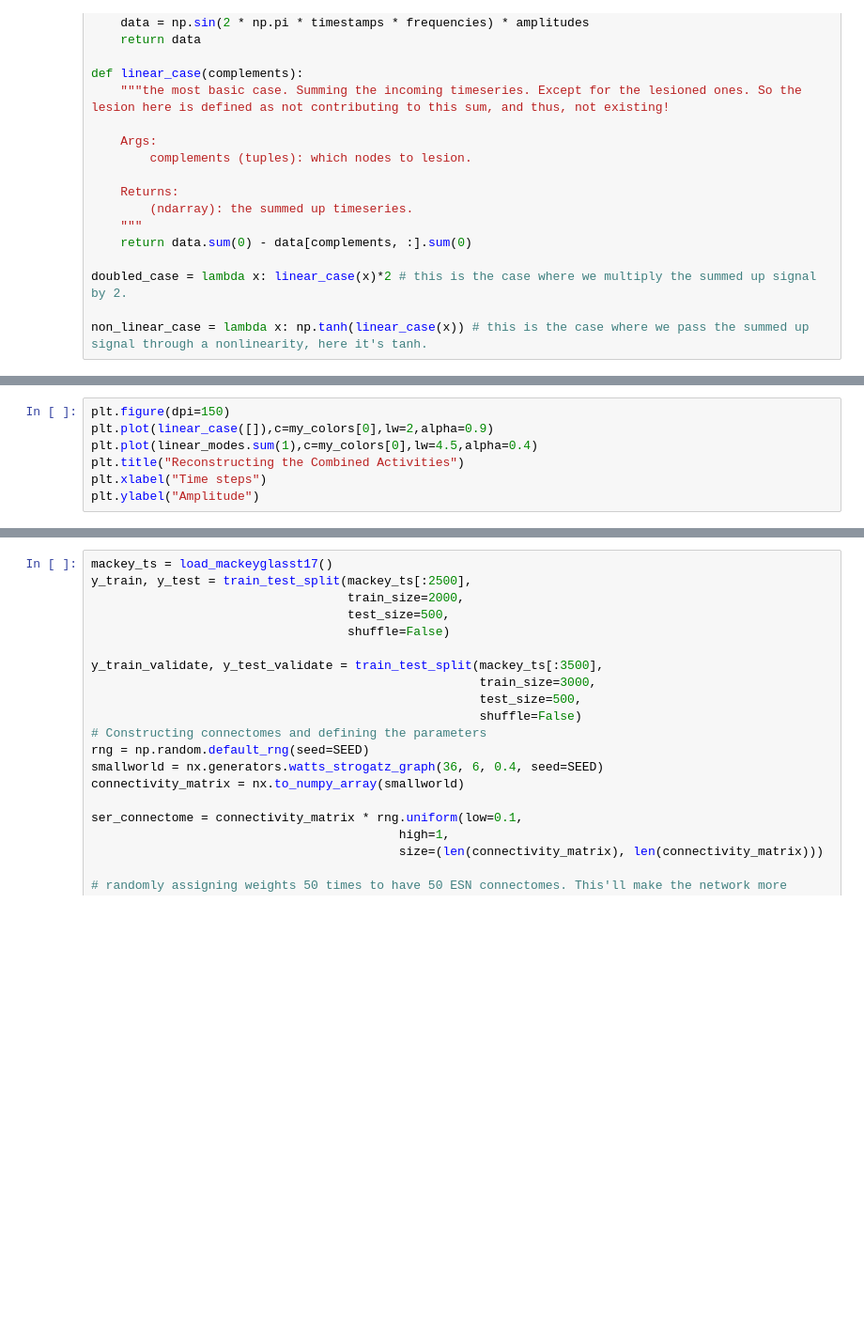
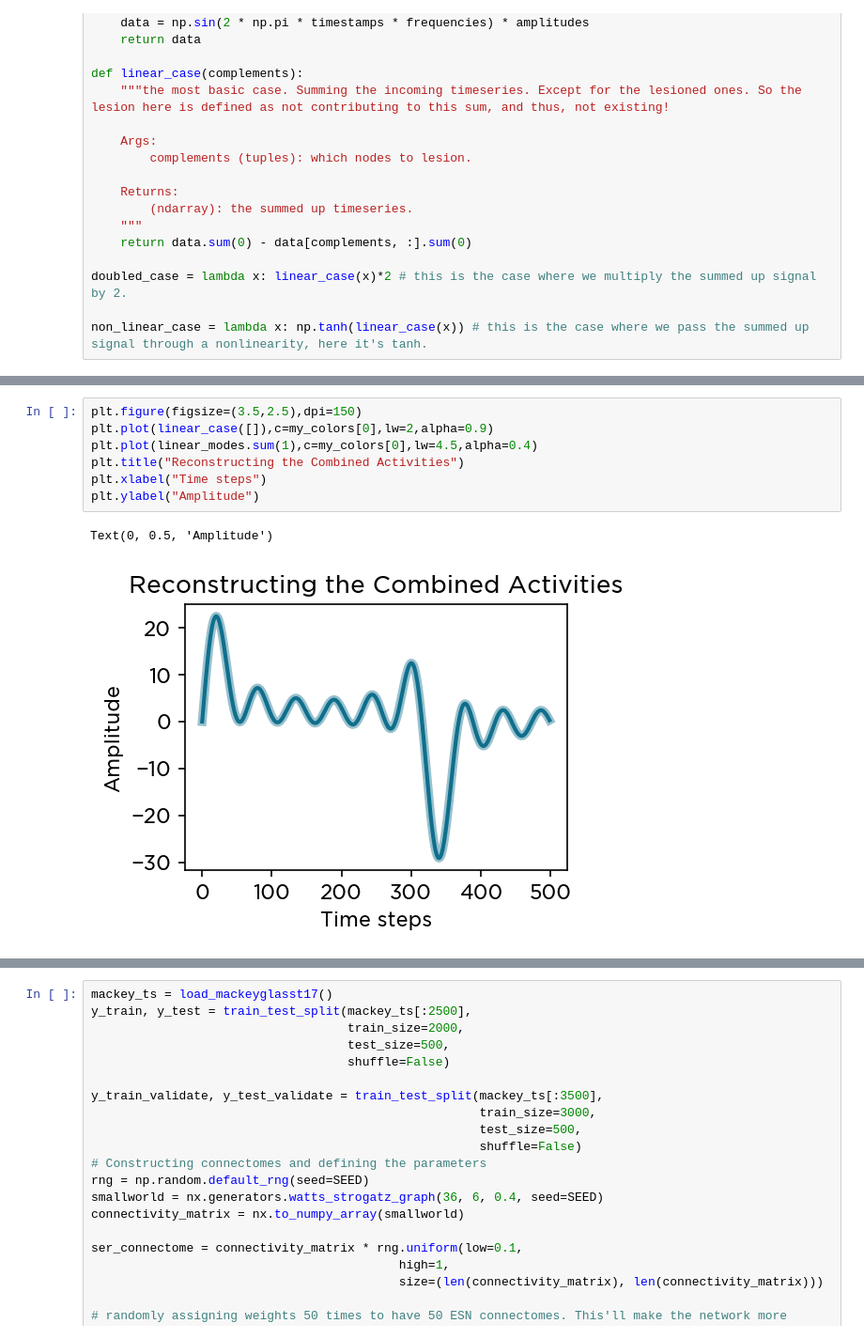
Before and after one commit to kuffmode/Neural-activity-vs-causal-contributions, a Jupyter notebook: causal_modes.ipynb, the cells around one changed output, grey strips where cells are left out. Shown at 94% size. Drawn from its saved outputs; the diff is of its cells as text; blank space fills up the shorter version.

```diff
--- a/causal_modes.ipynb
+++ b/causal_modes.ipynb
@@ -118,8 +148,11 @@ plt.ylabel("Amplitude")
 # %%
-plt.figure(dpi=150)
+plt.figure(figsize=(3.5,2.5),dpi=150)
 plt.plot(linear_case([]),c=my_colors[0],lw=2,alpha=0.9)
 plt.plot(linear_modes.sum(1),c=my_colors[0],lw=4.5,alpha=0.4)
 plt.title("Reconstructing the Combined Activities")
 plt.xlabel("Time steps")
 plt.ylabel("Amplitude")
+# %% [output]
+Text(0, 0.5, 'Amplitude')
+[figure, added]
 # %%
```
Also changed, not shown: parts of 35 cells of this notebook.
